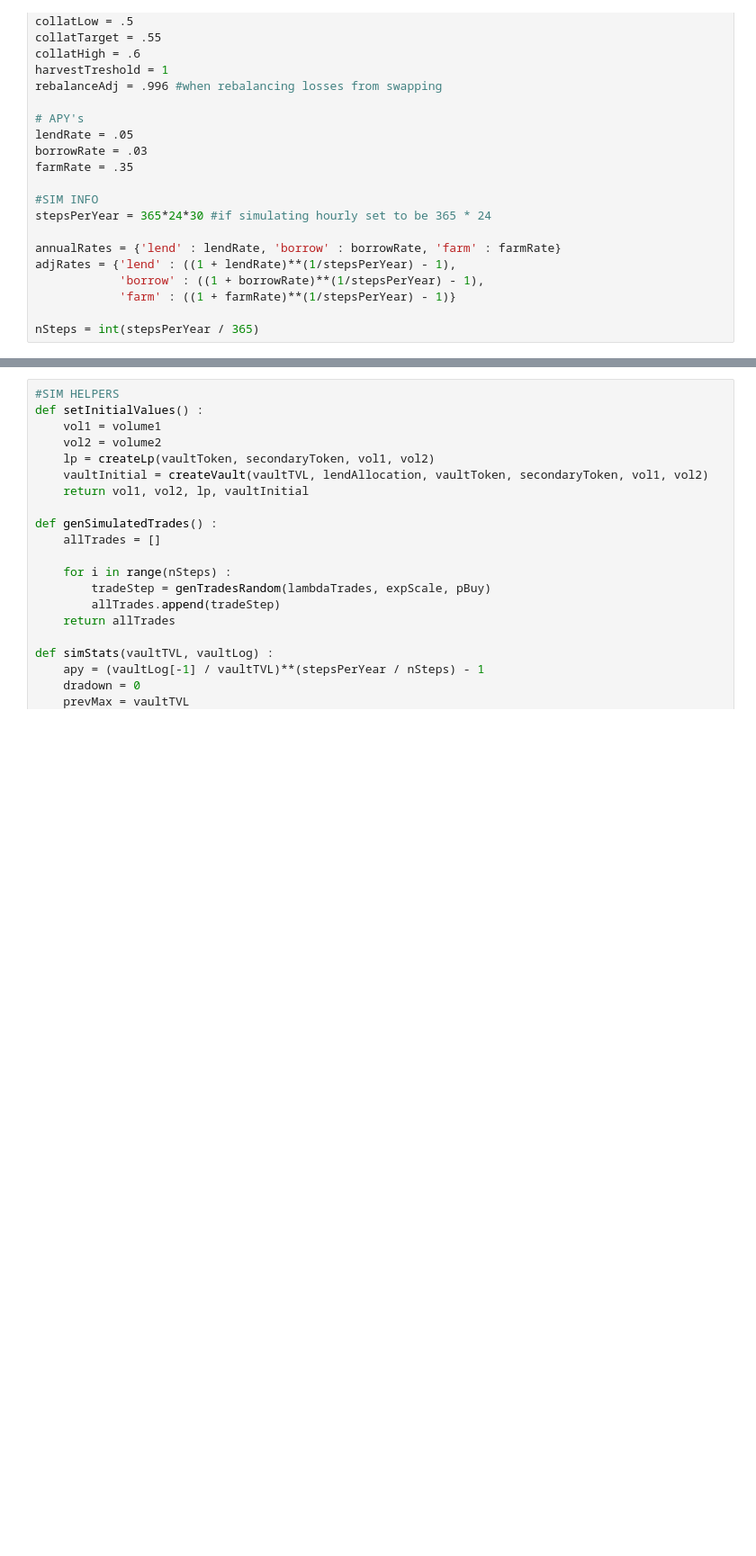
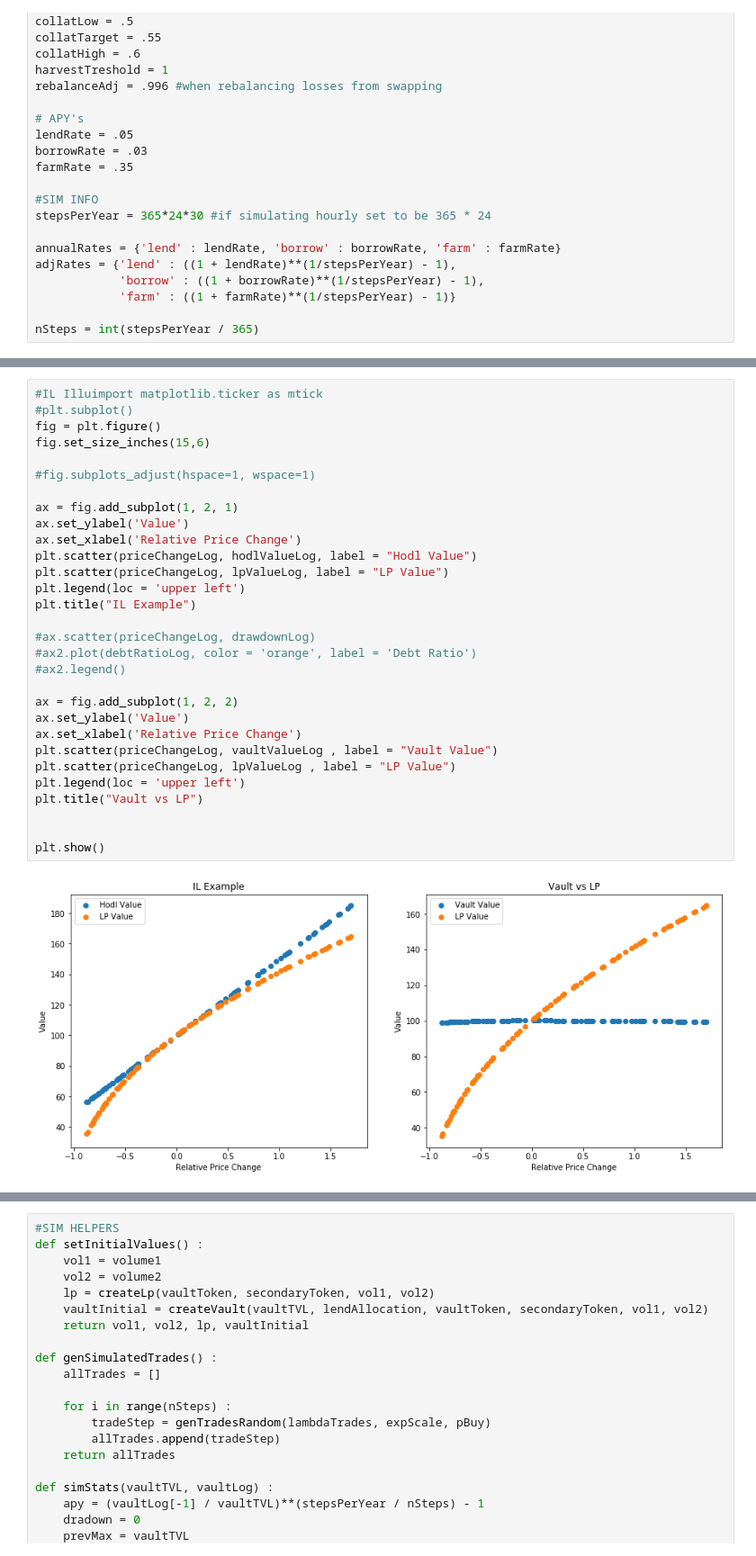
Before and after one commit to RoboVault/robo-sim, a Jupyter notebook: simulate.ipynb, the cells around one changed output, grey strips where cells are left out. Shown at 90% size. Cells and saved outputs as stored; diff of their text form; blank space fills up the shorter version.

```diff
--- a/simulate.ipynb
+++ b/simulate.ipynb
@@ -40,0 +82,32 @@ nSteps = int(stepsPerYear / 365)
+# %%
+#IL Illuimport matplotlib.ticker as mtick
+#plt.subplot()
+fig = plt.figure()
+fig.set_size_inches(15,6)
+
+#fig.subplots_adjust(hspace=1, wspace=1)
+
+ax = fig.add_subplot(1, 2, 1)
+ax.set_ylabel('Value')
+ax.set_xlabel('Relative Price Change')
+plt.scatter(priceChangeLog, hodlValueLog, label = "Hodl Value")
+plt.scatter(priceChangeLog, lpValueLog, label = "LP Value")
+plt.legend(loc = 'upper left')
+plt.title("IL Example")
+
+#ax.scatter(priceChangeLog, drawdownLog)
+#ax2.plot(debtRatioLog, color = 'orange', label = 'Debt Ratio')
+#ax2.legend()
+
+ax = fig.add_subplot(1, 2, 2)
+ax.set_ylabel('Value')
+ax.set_xlabel('Relative Price Change')
+plt.scatter(priceChangeLog, vaultValueLog , label = "Vault Value")
+plt.scatter(priceChangeLog, lpValueLog , label = "LP Value")
+plt.legend(loc = 'upper left')
+plt.title("Vault vs LP")
+
+
+plt.show()
+# %% [output]
+[figure, added]
```
Also changed, not shown: parts of 14 cells of this notebook, 1 other file.
